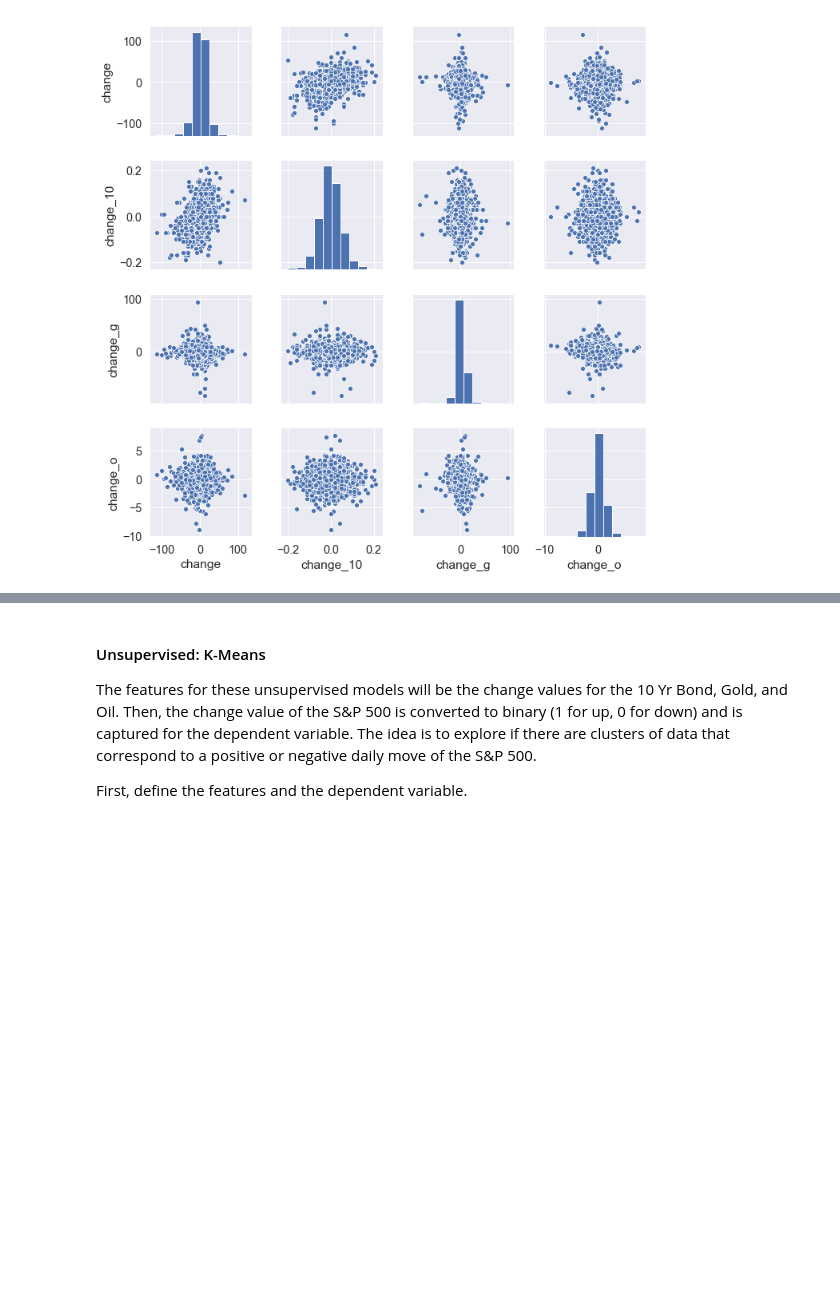
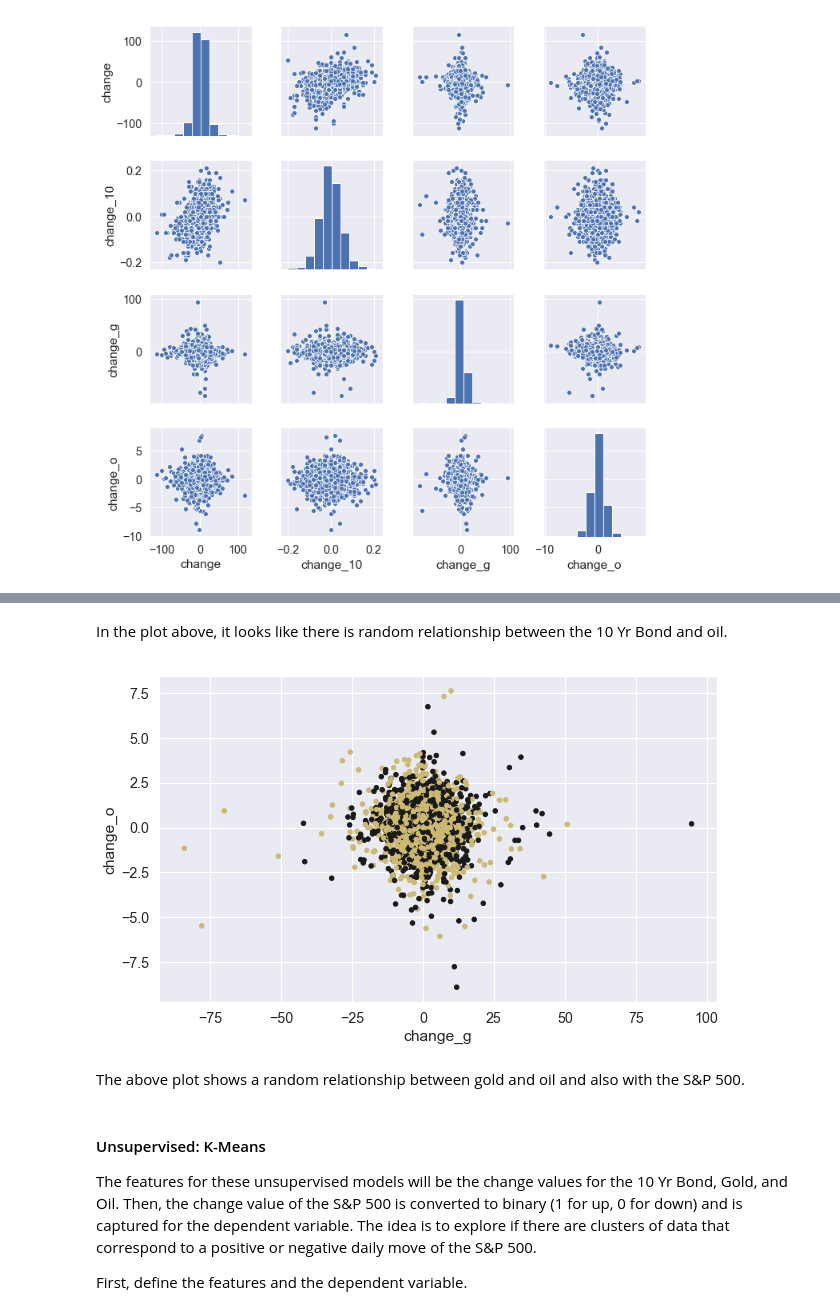
Before and after one commit to etterfred/Thinkful, a Jupyter notebook: final_capstone_Fred_Etter.ipynb, the cells around one changed output, grey strips where cells are left out. Drawn from its saved outputs; the diff is of its cells as text; code cells hidden in the pictures; blank space fills up the shorter version.

```diff
--- a/final_capstone_Fred_Etter.ipynb
+++ b/final_capstone_Fred_Etter.ipynb
@@ -1750,3 +1771,14 @@ The plot above shows that there might be a significant relationship between 'cha
+# %% [markdown]
+In the plot above, it looks like there is random relationship between the 10 Yr Bond and oil.
+# %%
+# if 1, yellow; otherwise black:
+colors = np.where(df_all["binary"] == 1,'y','k')
+df_all.plot.scatter(x="change_g", y="change_o", c=colors)
+plt.show()
+# %% [output]
+[figure, added]
+# %% [markdown]
+The above plot shows a random relationship between gold and oil and also with the S&P 500.
 # %% [markdown]
 #### Unsupervised:  K-Means
 
```
Also changed, not shown: parts of 4 cells of this notebook.
